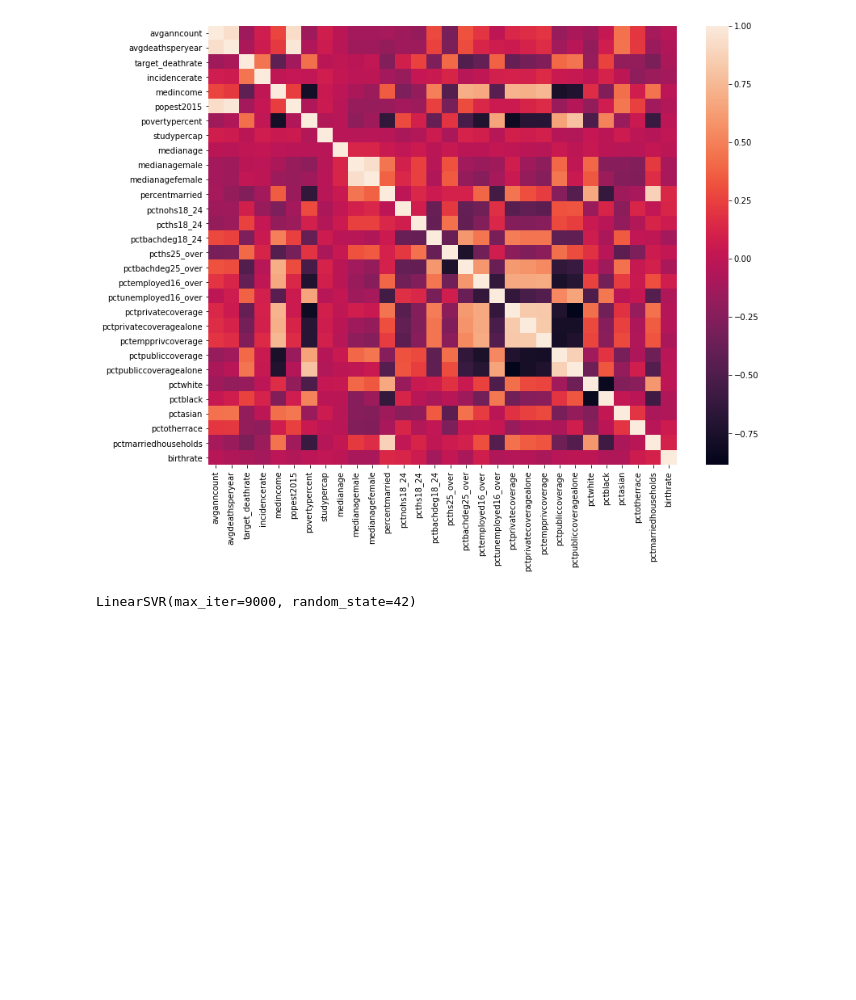
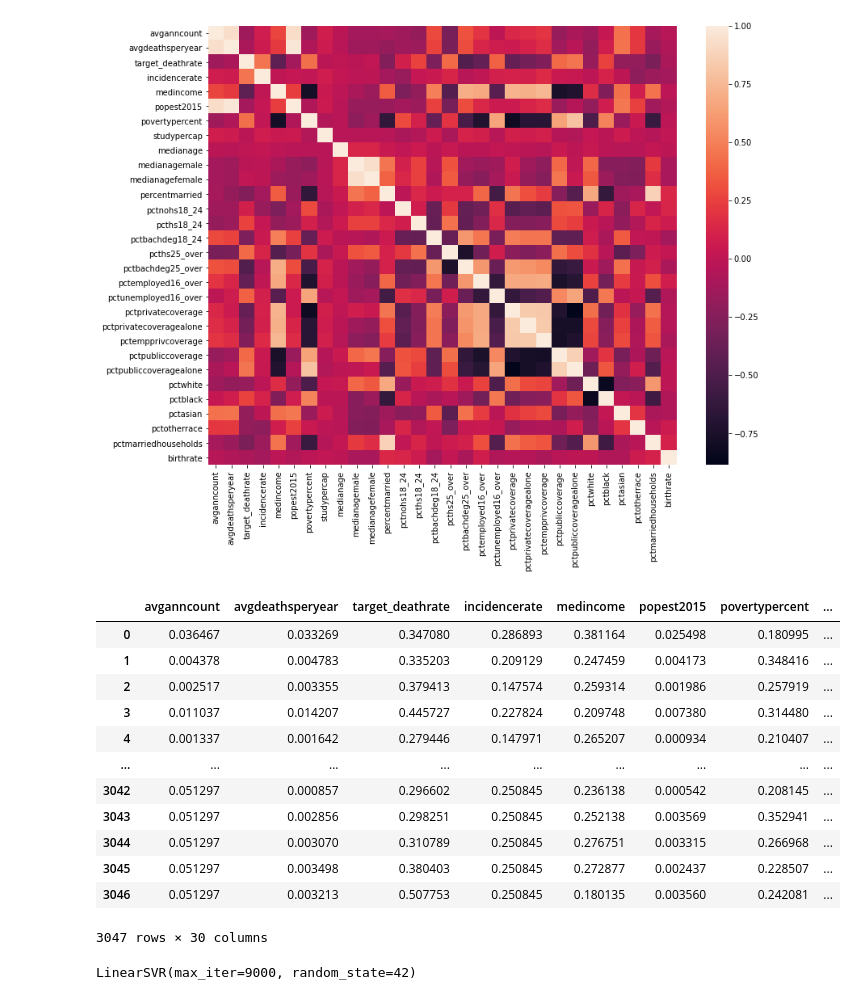
Before and after one commit to breannaschneid/BMEN-415-Group-16, a Jupyter notebook: Regression/BS_Regression_SVM.ipynb, the cells around one changed output. Saved outputs shown, nothing was run; the diff lists cells and outputs as text; code cells hidden in the pictures; blank space fills up the shorter version.

```diff
--- a/Regression/BS_Regression_SVM.ipynb
+++ b/Regression/BS_Regression_SVM.ipynb
@@ -39,9 +41,24 @@ sns.heatmap(data.corr( ), annot=False, xticklabels=True, yticklabels=True,)
 # %%
 from sklearn.preprocessing import MinMaxScaler
 scaler = MinMaxScaler()
 scaler.fit(data)
 data[:] = scaler.fit_transform(data[:])
 df_scaled = pd.DataFrame(data[:], columns=data.columns[:])
+df_scaled
+# %% [output]
+|  | avganncount | avgdeathsperyear | target_deathrate | incidencerate | medincome | popest2015 | povertypercent | ... |
+| 0 | 0.036467 | 0.033269 | 0.347080 | 0.286893 | 0.381164 | 0.025498 | 0.180995 | ... |
+| 1 | 0.004378 | 0.004783 | 0.335203 | 0.209129 | 0.247459 | 0.004173 | 0.348416 | ... |
+| 2 | 0.002517 | 0.003355 | 0.379413 | 0.147574 | 0.259314 | 0.001986 | 0.257919 | ... |
+| 3 | 0.011037 | 0.014207 | 0.445727 | 0.227824 | 0.209748 | 0.007380 | 0.314480 | ... |
+| 4 | 0.001337 | 0.001642 | 0.279446 | 0.147971 | 0.265207 | 0.000934 | 0.210407 | ... |
+| ... | ... | ... | ... | ... | ... | ... | ... | ... |
+| 3042 | 0.051297 | 0.000857 | 0.296602 | 0.250845 | 0.236138 | 0.000542 | 0.208145 | ... |
+| 3043 | 0.051297 | 0.002856 | 0.298251 | 0.250845 | 0.252138 | 0.003569 | 0.352941 | ... |
+| 3044 | 0.051297 | 0.003070 | 0.310789 | 0.250845 | 0.276751 | 0.003315 | 0.266968 | ... |
+| 3045 | 0.051297 | 0.003498 | 0.380403 | 0.250845 | 0.272877 | 0.002437 | 0.228507 | ... |
+| 3046 | 0.051297 | 0.003213 | 0.507753 | 0.250845 | 0.180135 | 0.003560 | 0.242081 | ... |
+3047 rows × 30 columns
 # %%
 from sklearn.model_selection import train_test_split
 # remove target variable from dataset to make feature matrix (X)
```
Also changed, not shown: parts of 1 cell of this notebook, 5 other files.
